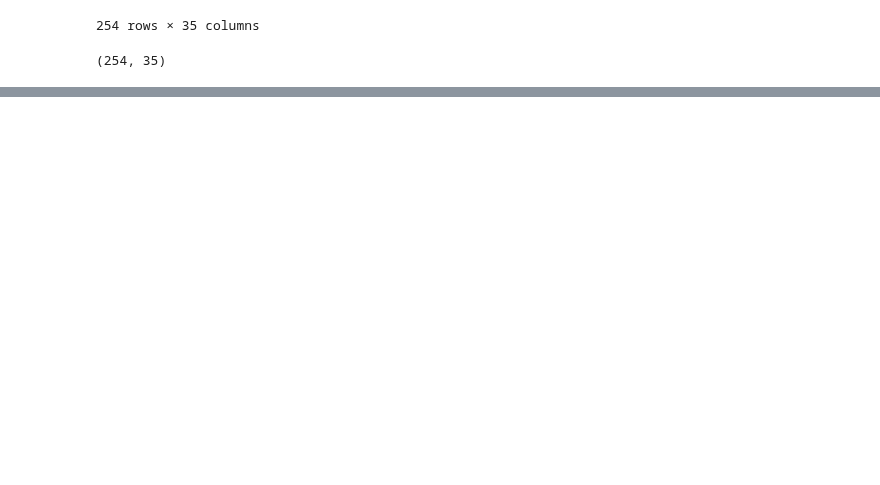
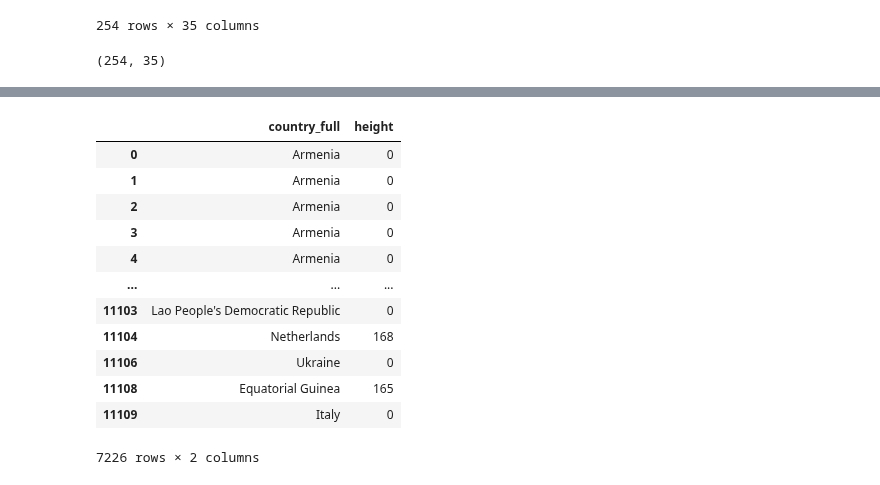
Before and after one commit to Laurentius96/DNC-DataScience, a Jupyter notebook: Materia_8-DataCleaning_Wrangling/Aula/DNC_DSM8_DataCleaning_LendoDadosEmExcel.ipynb, the cells around one changed output, grey strips where cells are left out. Drawn from its saved outputs; the diff is of its cells as text; code cells hidden in the pictures; blank space fills up the shorter version.

```diff
--- a/Materia_8-DataCleaning_Wrangling/Aula/DNC_DSM8_DataCleaning_LendoDadosEmExcel.ipynb
+++ b/Materia_8-DataCleaning_Wrangling/Aula/DNC_DSM8_DataCleaning_LendoDadosEmExcel.ipynb
@@ -259,0 +291,16 @@ df[]
+# %%
+df_athletes[~(df_athletes["height"] >= 170) | (df_athletes["country_full"] == "Brazil")][["country_full", "height"]]
+# %% [output]
+|  | country_full | height |
+| 0 | Armenia | 0 |
+| 1 | Armenia | 0 |
+| 2 | Armenia | 0 |
+| 3 | Armenia | 0 |
+| 4 | Armenia | 0 |
+| ... | ... | ... |
+| 11103 | Lao People's Democratic Republic | 0 |
+| 11104 | Netherlands | 168 |
+| 11106 | Ukraine | 0 |
+| 11108 | Equatorial Guinea | 165 |
+| 11109 | Italy | 0 |
+7226 rows × 2 columns
```
Also changed, not shown: parts of 3 cells of this notebook.
